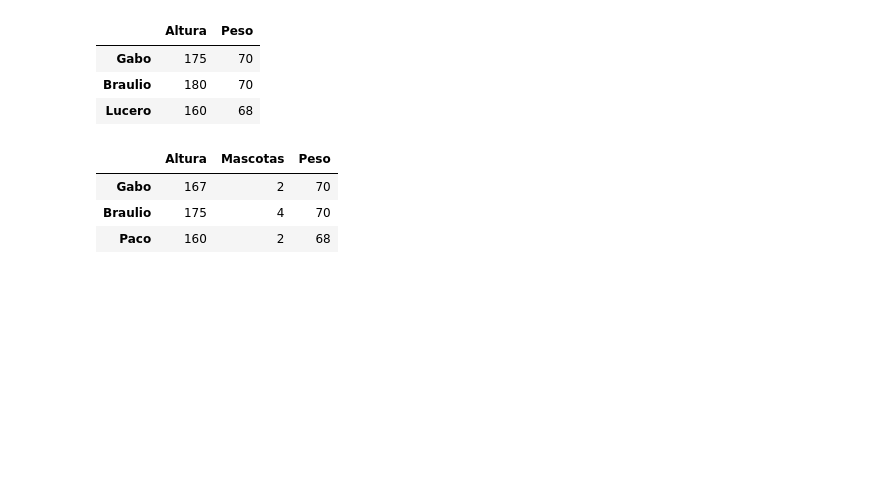
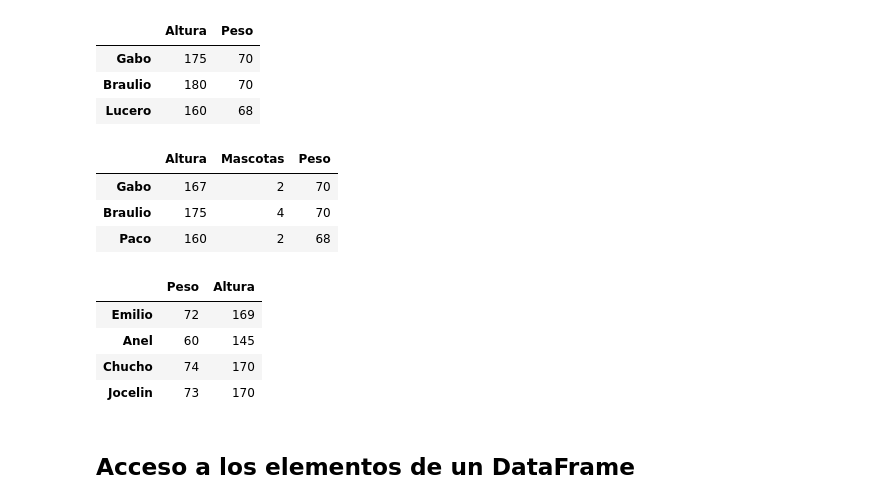
Before and after one commit to itsFDavid/Simulacion, a Jupyter notebook: 02-Pandas/02-Pandas.ipynb, the cells around one changed output. Saved outputs shown, nothing was run; the diff lists cells and outputs as text; code cells hidden in the pictures; blank space fills up the shorter version.

Commit message:
update option of DataFrame

```diff
--- a/02-Pandas/02-Pandas.ipynb
+++ b/02-Pandas/02-Pandas.ipynb
@@ -229,3 +229,19 @@ df
 | Gabo | 167 | 2 | 70 |
 | Braulio | 175 | 4 | 70 |
 | Paco | 160 | 2 | 68 |
+# %%
+# Creación de un DataFrame e inicializarlo con un diccionario de Python.
+Personas = {
+    "Peso": {"Emilio": 72, "Anel": 60, "Chucho": 74, "Jocelin": 73},
+    "Altura": {"Emilio": 169, "Anel": 145, "Chucho": 170, "Jocelin": 170}}
+
+df = pd.DataFrame(Personas)
+df
+# %% [output]
+|  | Peso | Altura |
+| Emilio | 72 | 169 |
+| Anel | 60 | 145 |
+| Chucho | 74 | 170 |
+| Jocelin | 73 | 170 |
+# %% [markdown]
+## Acceso a los elementos de un DataFrame
```
